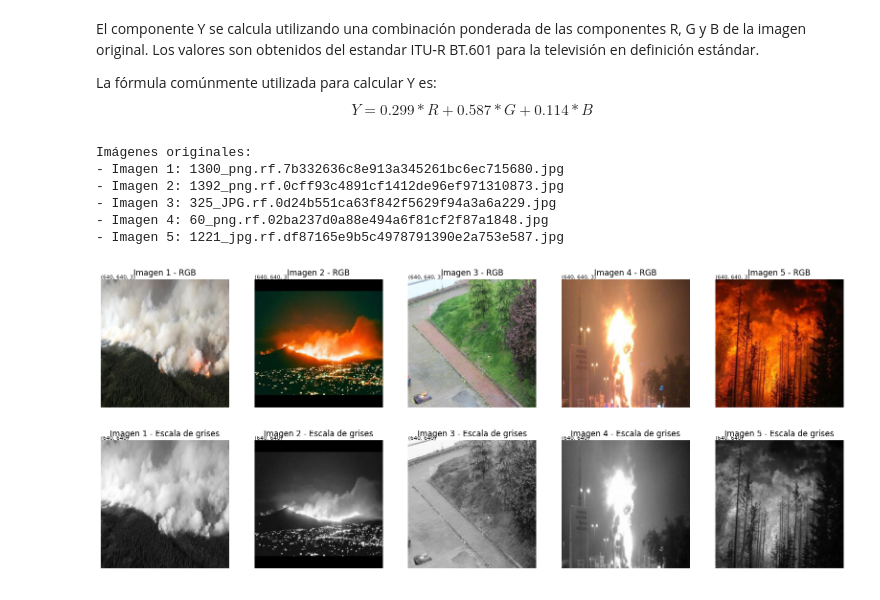
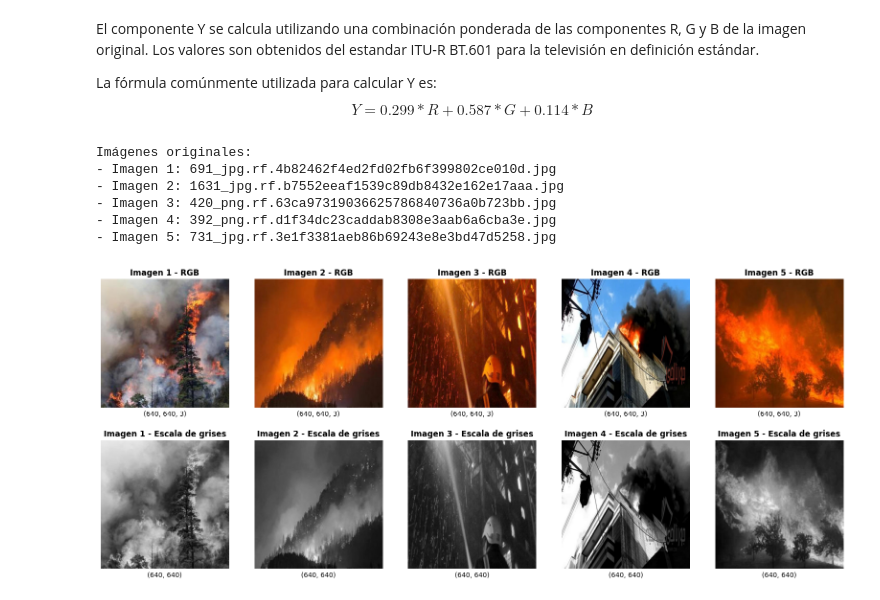
Before and after one commit to Maggy30ev/proc_dig_img, a Jupyter notebook: fase1_aumento_de_datos/img_rgb_a_escala_de_grises.ipynb, the cells around one changed output. Cells and saved outputs as stored; diff of their text form; code cells hidden in the pictures.

```diff
--- a/fase1_aumento_de_datos/img_rgb_a_escala_de_grises.ipynb
+++ b/fase1_aumento_de_datos/img_rgb_a_escala_de_grises.ipynb
@@ -33,7 +34,7 @@ image_extensions = ('.jpg', 'png')
 image_names = [f for f in image_names if f.lower().endswith(image_extensions)]
 
 # Seleccionar 5 imágenes
-sel_images = image_names[:5]
+sel_images = random.sample(image_names, 5)
 sel_images_paths = [os.path.join(train_path, name) for name in sel_images]
 
 print("Imágenes originales:")
@@ -43,27 +44,27 @@ for path in sel_images:
     i += 1
 # %% [output]
 Imágenes originales:
-- Imagen 1: 1300_png.rf.7b332636c8e913a345261bc6ec715680.jpg
-- Imagen 2: 1392_png.rf.0cff93c4891cf1412de96ef971310873.jpg
-- Imagen 3: 325_JPG.rf.0d24b551ca63f842f5629f94a3a6a229.jpg
-- Imagen 4: 60_png.rf.02ba237d0a88e494a6f81cf2f87a1848.jpg
-- Imagen 5: 1221_jpg.rf.df87165e9b5c4978791390e2a753e587.jpg
+- Imagen 1: 691_jpg.rf.4b82462f4ed2fd02fb6f399802ce010d.jpg
+- Imagen 2: 1631_jpg.rf.b7552eeaf1539c89db8432e162e17aaa.jpg
+- Imagen 3: 420_png.rf.63ca97319036625786840736a0b723bb.jpg
+- Imagen 4: 392_png.rf.d1f34dc23caddab8308e3aab6a6cba3e.jpg
+- Imagen 5: 731_jpg.rf.3e1f3381aeb86b69243e8e3bd47d5258.jpg
 # %%
 # Mostramos las imágen original en RGB junto a su versión en escala de grises
 fig, axs = plt.subplots(2, 5, figsize=(20, 8))
 for i, image_path in enumerate(sel_images_paths):
     # Leer imagen en RGB
     img_rgb = read_img.read_image_as_rgb(image_path)
     axs[0, i].imshow(img_rgb)
-    axs[0, i].set_title(f'Imagen {i+1} - RGB')
-    axs[0, i].text(0, -5, img_rgb.shape, fontsize=8)
+    axs[0, i].set_title(f'Imagen {i+1} - RGB', fontsize=12, fontweight='bold')
+    axs[0, i].text(0.5, -0.05, img_rgb.shape, fontsize=10, ha='center', va='center', transform=axs[0, i].transAxes)
     axs[0, i].axis('off')
 
     # Leer imagen en escala de grises
     img_gray = read_img.read_image_as_grayscale(image_path)
     axs[1, i].imshow(img_gray, cmap='gray')
-    axs[1, i].set_title(f'Imagen {i+1} - Escala de grises')
-    axs[1, i].text(0, -5, img_gray.shape, fontsize=8)
+    axs[1, i].set_title(f'Imagen {i+1} - Escala de grises', fontsize=12, fontweight='bold')
+    axs[1, i].text(0.5, -0.05, img_gray.shape, fontsize=10, ha='center', va='center', transform=axs[1, i].transAxes)
     axs[1, i].axis('off')
 # %% [output]
-[figure, old version]
+[figure, new version]
```
Also changed, not shown: parts of 1 cell of this notebook, 3 other files.
